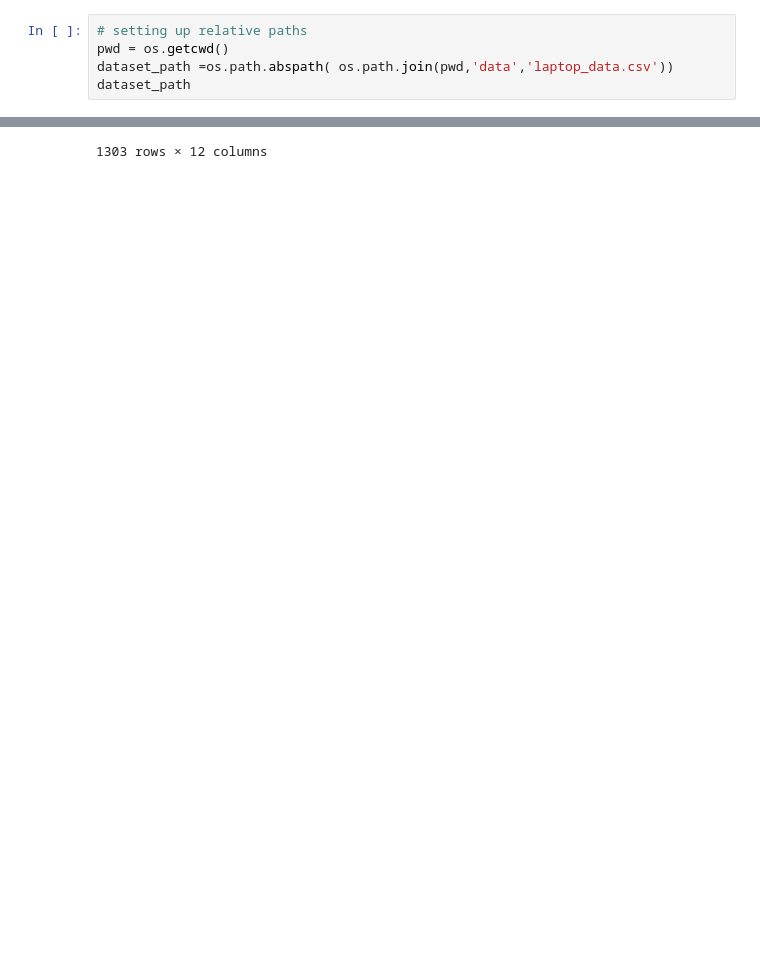
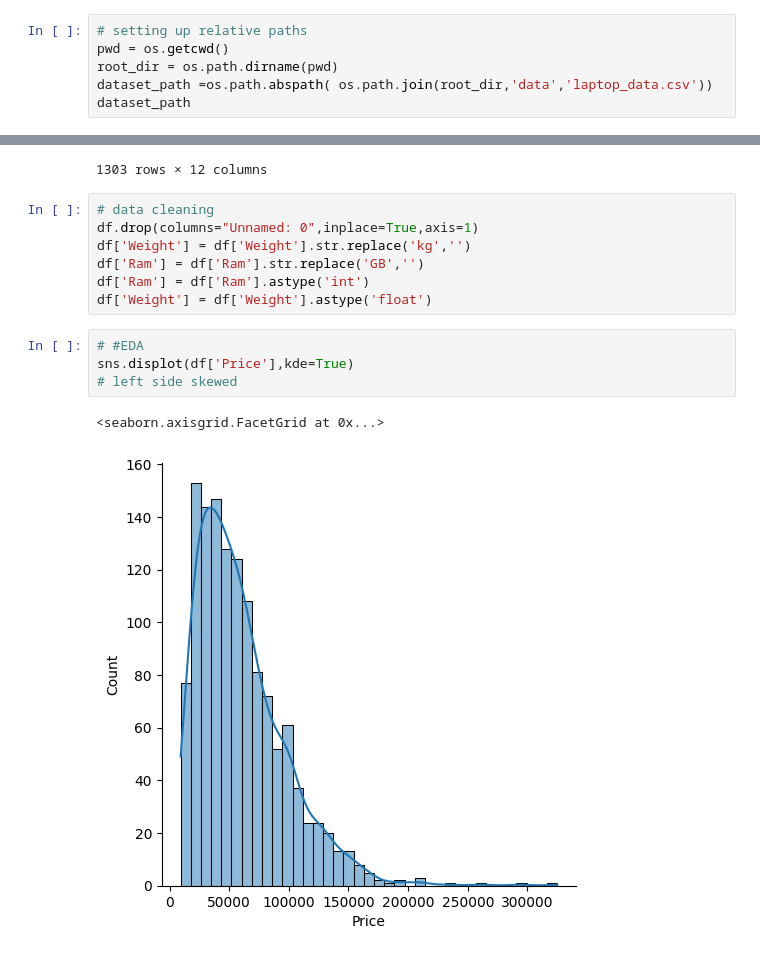
Before and after one commit to NikhilJuneja9/Laptop-Price-Predictor, a Jupyter notebook: scripts/Model_building.ipynb, the cells around one changed output, grey strips where cells are left out. Saved outputs shown, nothing was run; the diff lists cells and outputs as text; blank space fills up the shorter version.

```diff
--- a/scripts/Model_building.ipynb
+++ b/scripts/Model_building.ipynb
@@ -5,7 +8,8 @@ import os as os
 # %%
 # setting up relative paths
 pwd = os.getcwd()
-dataset_path =os.path.abspath( os.path.join(pwd,'data','laptop_data.csv'))
+root_dir = os.path.dirname(pwd)
+dataset_path =os.path.abspath( os.path.join(root_dir,'data','laptop_data.csv'))
 dataset_path
 # %% [output]
 'e:\\laptop price predictor\\Laptop-Price-Predictor\\data\\laptop_data.csv'
@@ -26,3 +30,17 @@ df
 | 1301 | 1301 | HP | Notebook | 15.6 | 1366x768 | Intel Core i7 6500U 2.5GHz | 6GB | 1TB HDD | AMD Radeon R5 M330 | Windows 10 | ... |
 | 1302 | 1302 | Asus | Notebook | 15.6 | 1366x768 | Intel Celeron Dual Core N3050 1.6GHz | 4GB | 500GB HDD | Intel HD Graphics | Windows 10 | ... |
 1303 rows × 12 columns
+# %%
+# data cleaning
+df.drop(columns="Unnamed: 0",inplace=True,axis=1)
+df['Weight'] = df['Weight'].str.replace('kg','')
+df['Ram'] = df['Ram'].str.replace('GB','')
+df['Ram'] = df['Ram'].astype('int')
+df['Weight'] = df['Weight'].astype('float')
+# %%
+# #EDA
+sns.displot(df['Price'],kde=True)
+# left side skewed
+# %% [output]
+<seaborn.axisgrid.FacetGrid at 0x...>
+[figure, added]
```
Also changed, not shown: parts of 25 cells of this notebook.
